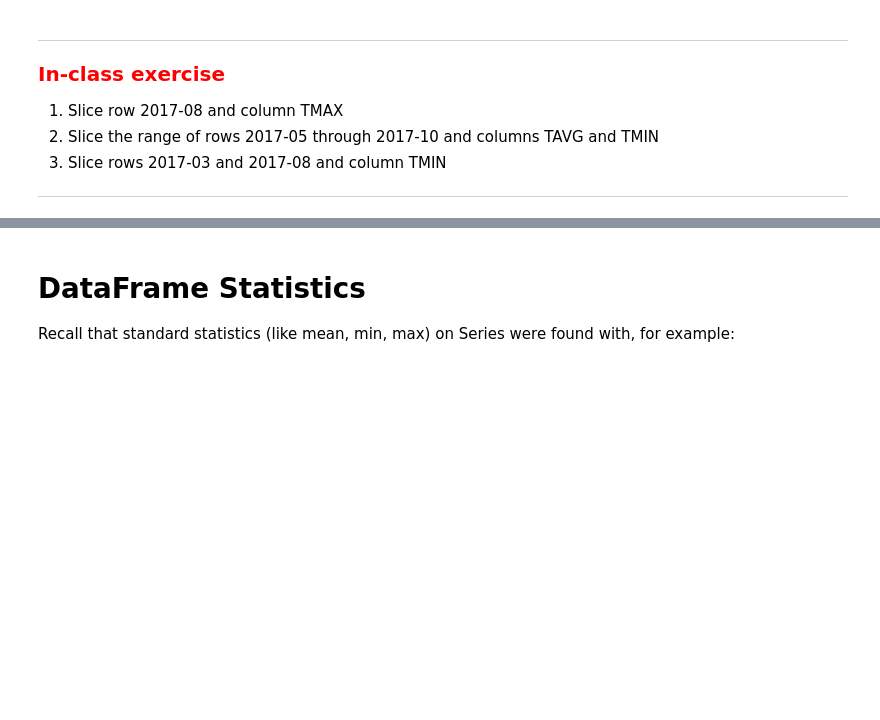
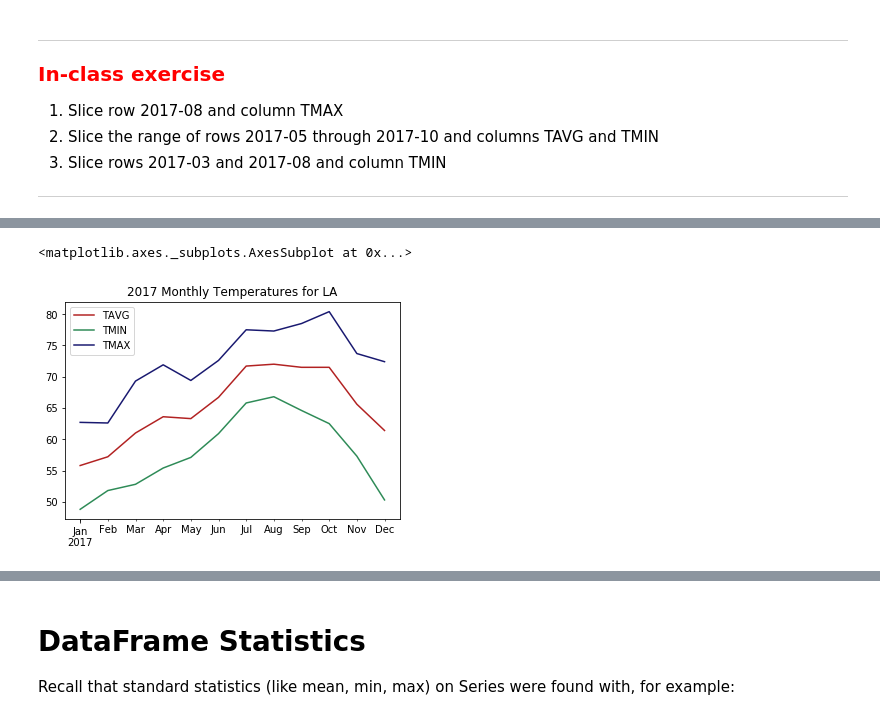
Before and after one commit to neil-berg/climate-data-analyses, a Jupyter notebook: lectures/AOS51_2019W_#2_KEY.ipynb, the cells around one changed output, grey strips where cells are left out. Cells and saved outputs as stored; diff of their text form; code cells hidden in the pictures; blank space fills up the shorter version.

```diff
--- a/lectures/AOS51_2019W_#2_KEY.ipynb
+++ b/lectures/AOS51_2019W_#2_KEY.ipynb
@@ -308,0 +322,7 @@ df.loc['2017-01':'2017-05', ['TMIN', 'TMAX']]
+# %%
+df.plot(kind='line',
+       color=['firebrick', 'seagreen', 'midnightblue'],
+       title='2017 Monthly Temperatures for LA')
+# %% [output]
+<matplotlib.axes._subplots.AxesSubplot at 0x...>
+[figure, added]
```
Also changed, not shown: parts of 38 cells of this notebook.
